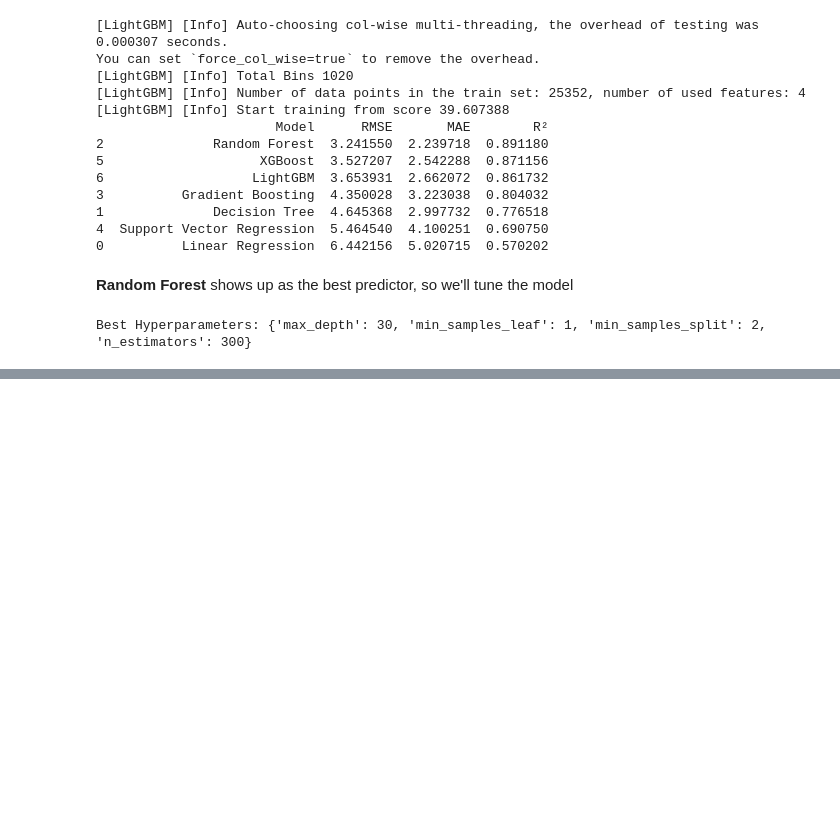
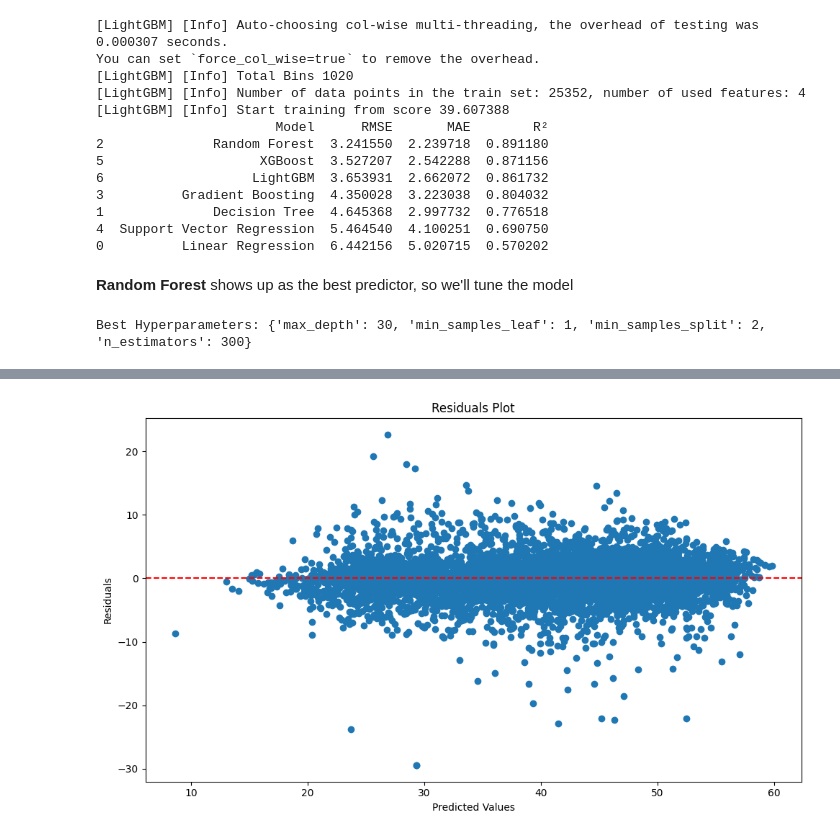
Before and after one commit to jcmefra/Petrophysics-Machine-Learning, a Jupyter notebook: notebook.ipynb, the cells around one changed output, grey strips where cells are left out. Cells and saved outputs as stored; diff of their text form; code cells hidden in the pictures; blank space fills up the shorter version.

Commit message:
data pred

```diff
--- a/notebook.ipynb
+++ b/notebook.ipynb
@@ -636,0 +643,10 @@ Best Hyperparameters: {'max_depth': 30, 'min_samples_leaf': 1, 'min_samples_spli
+# %%
+# Make predictions on the test set
+y_pred_best = best_rf_model.predict(X_test)
+
+# Calculate metrics
+rmse_best = mean_squared_error(y_test, y_pred_best, squared=False)
+mae_best = mean_absolute_error(y_test, y_pred_best)
+r2_best = r2_score(y_test, y_pred_best)
+
+print(f"Best Random Forest Model: RMSE = {rmse_best:.3f}, MAE = {mae_best:.3f}, R² = {r2_best:.3f}")
@@ -636,0 +671,13 @@ Best Hyperparameters: {'max_depth': 30, 'min_samples_leaf': 1, 'min_samples_spli
+# %%
+residuals = y_test - y_pred_best
+
+plt.figure(figsize=(10, 6))
+plt.scatter(y_pred_best, residuals)
+plt.axhline(0, color='red', linestyle='--')
+plt.title("Residuals Plot")
+plt.xlabel("Predicted Values")
+plt.ylabel("Residuals")
+plt.tight_layout()
+plt.show()
+# %% [output]
+[figure, added]
```
Also changed, not shown: parts of 7 cells of this notebook.
